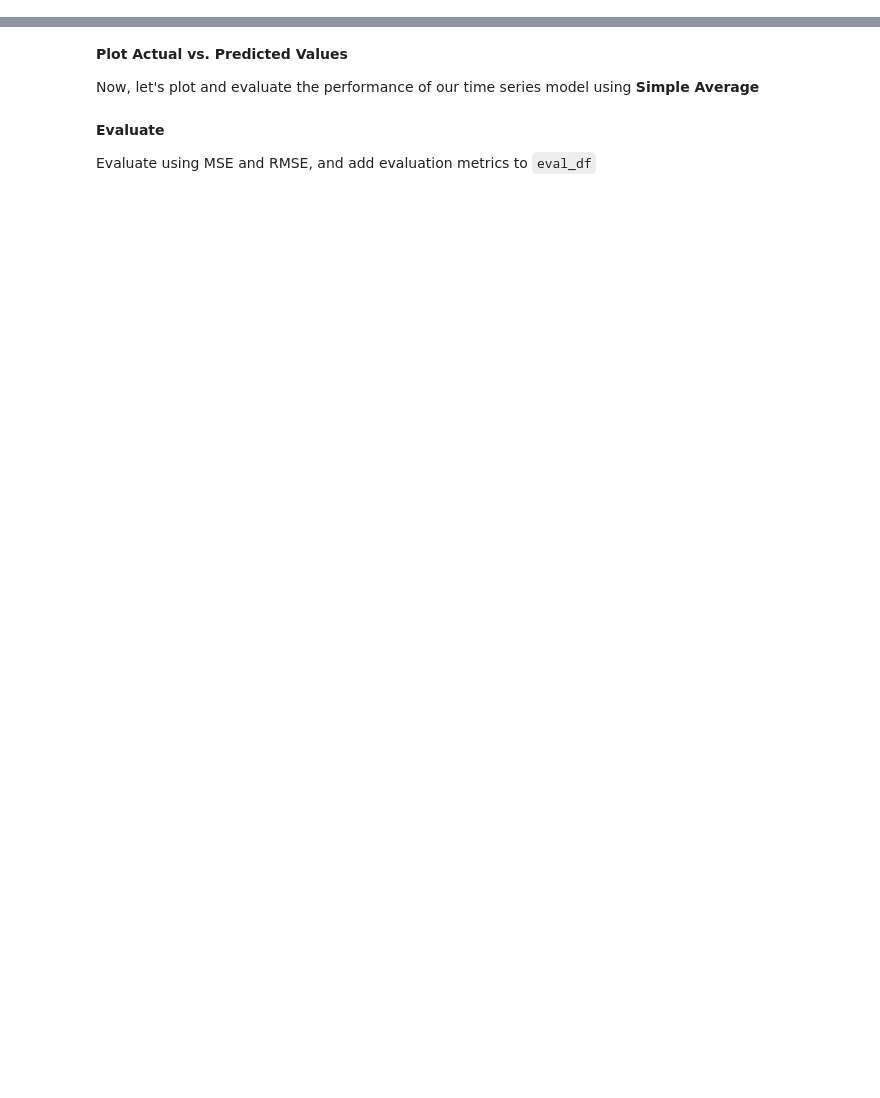
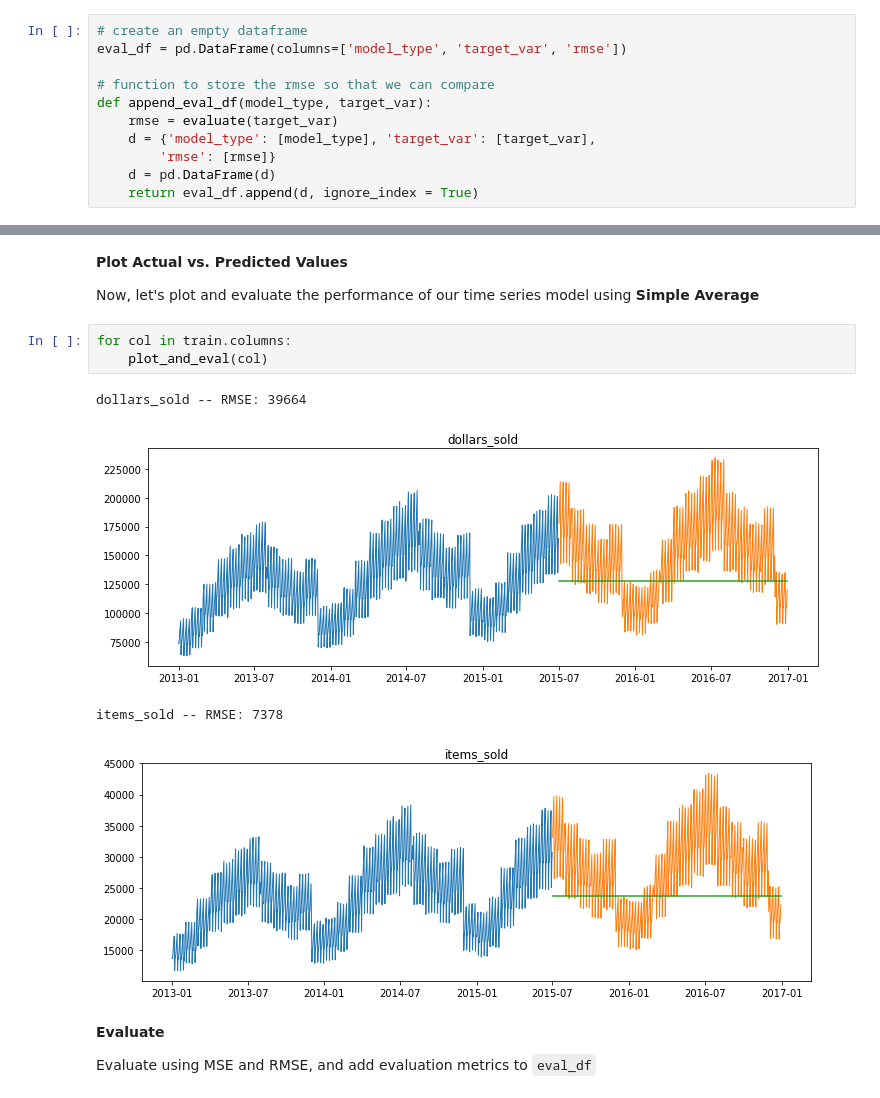
Before and after one commit to CodeupClassroom/darden-time-series-exercises, a Jupyter notebook: modeling.ipynb, the cells around one changed output, grey strips where cells are left out. Cells and saved outputs as stored; diff of their text form; blank space fills up the shorter version.

```diff
--- a/modeling.ipynb
+++ b/modeling.ipynb
@@ -209,3 +209,14 @@ def plot_and_eval(target_var):
     plt.show()
 # %% [markdown]
 Write `append_eval_df(model_type)` to append evaluation metrics for each model type, target variable, and metric type, along with the metric value into our `eval_df` data frame object. Which we will create an empty `eval_df` dataframe object to start.
+# %%
+# create an empty dataframe
+eval_df = pd.DataFrame(columns=['model_type', 'target_var', 'rmse'])
+
+# function to store the rmse so that we can compare
+def append_eval_df(model_type, target_var):
+    rmse = evaluate(target_var)
+    d = {'model_type': [model_type], 'target_var': [target_var],
+        'rmse': [rmse]}
+    d = pd.DataFrame(d)
+    return eval_df.append(d, ignore_index = True)
@@ -248,6 +366,14 @@ This is a good option for an initial baseline. Every future datapoint (those in
 **Plot Actual vs. Predicted Values**
 
 Now, let's plot and evaluate the performance of our time series model using **Simple Average**
+# %%
+for col in train.columns:
+    plot_and_eval(col)
+# %% [output]
+dollars_sold -- RMSE: 39664
+[figure, added]
+items_sold -- RMSE: 7378
+[figure, added]
 # %% [markdown]
 **Evaluate**
 
```
Also changed, not shown: parts of 31 cells of this notebook.
